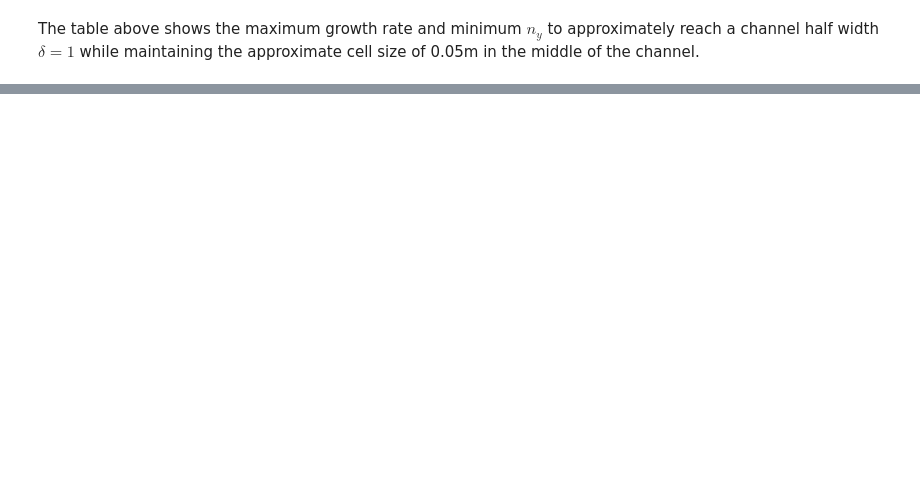
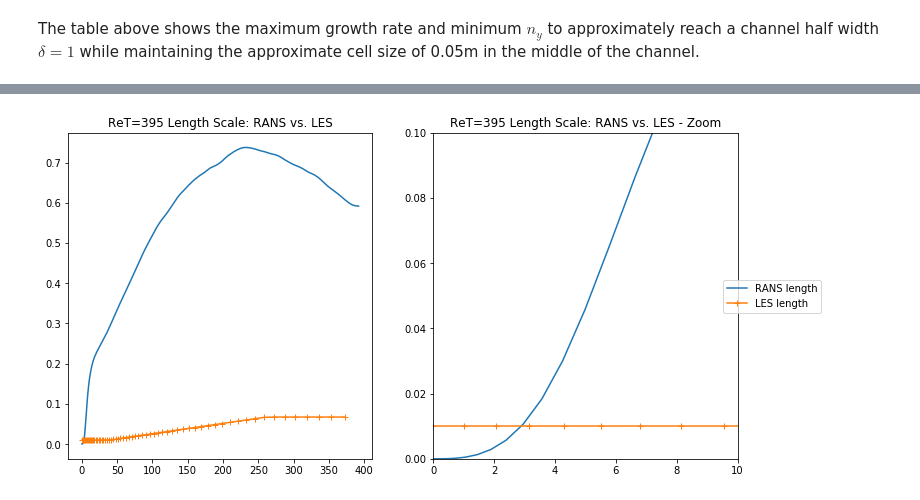
Before and after one commit to Exawind/iddes, a Jupyter notebook: channel_flow/grid/channel_grid_size.ipynb, the cells around one changed output, grey strips where cells are left out. Drawn from its saved outputs; the diff is of its cells as text; code cells hidden in the pictures; blank space fills up the shorter version.

```diff
--- a/channel_flow/grid/channel_grid_size.ipynb
+++ b/channel_flow/grid/channel_grid_size.ipynb
@@ -191,0 +280,36 @@ The table above shows the maximum growth rate and minimum $n_y$ to approximately
+# %%
+ret = "392.24"
+renu = 1/float(ret)
+
+dz = np.array(list(gridfinal[ret].values()))
+dx = np.ones(len(dz))*0.1
+dy = np.ones(len(dz))*0.05
+
+dwall = np.ones(len(dz))
+
+for idx, val in enumerate(dz):
+    dwall[idx] = np.sum(dz[0:idx])
+
+key = "ReT_395"
+
+lengthRANS = (chanReys[key]['k']**1.5)/(chanK[key]['dissip']*chanDNSReT[key])
+lengthLES = 0.67*np.minimum(0.15*np.maximum(dwall,dx),dx)
+
+fig, (ax1,ax2) = plt.subplots(1,2,figsize=(12,6))
+
+ax1.plot(chanReys[key]['y']/renu,lengthRANS,label="RANS length")
+ax1.plot(dwall/renu,lengthLES,label="LES length",marker="+")
+ax1.set_title("ReT=395 Length Scale: RANS vs. LES")
+
+ax2.plot(chanReys[key]['y']/renu,lengthRANS,label="RANS length")
+ax2.plot(dwall/renu,lengthLES,label="LES length",marker="+")
+ax2.set_title("ReT=395 Length Scale: RANS vs. LES - Zoom")
+ax2.set_xlim([0,10])
+ax2.set_ylim([0,0.1])
+
+handles, labels = ax1.get_legend_handles_labels()
+fig.legend(handles, labels, loc='center right')
+
+plt.show()
+# %% [output]
+[figure, added]
```
Also changed, not shown: parts of 6 cells of this notebook, 1 other file.
